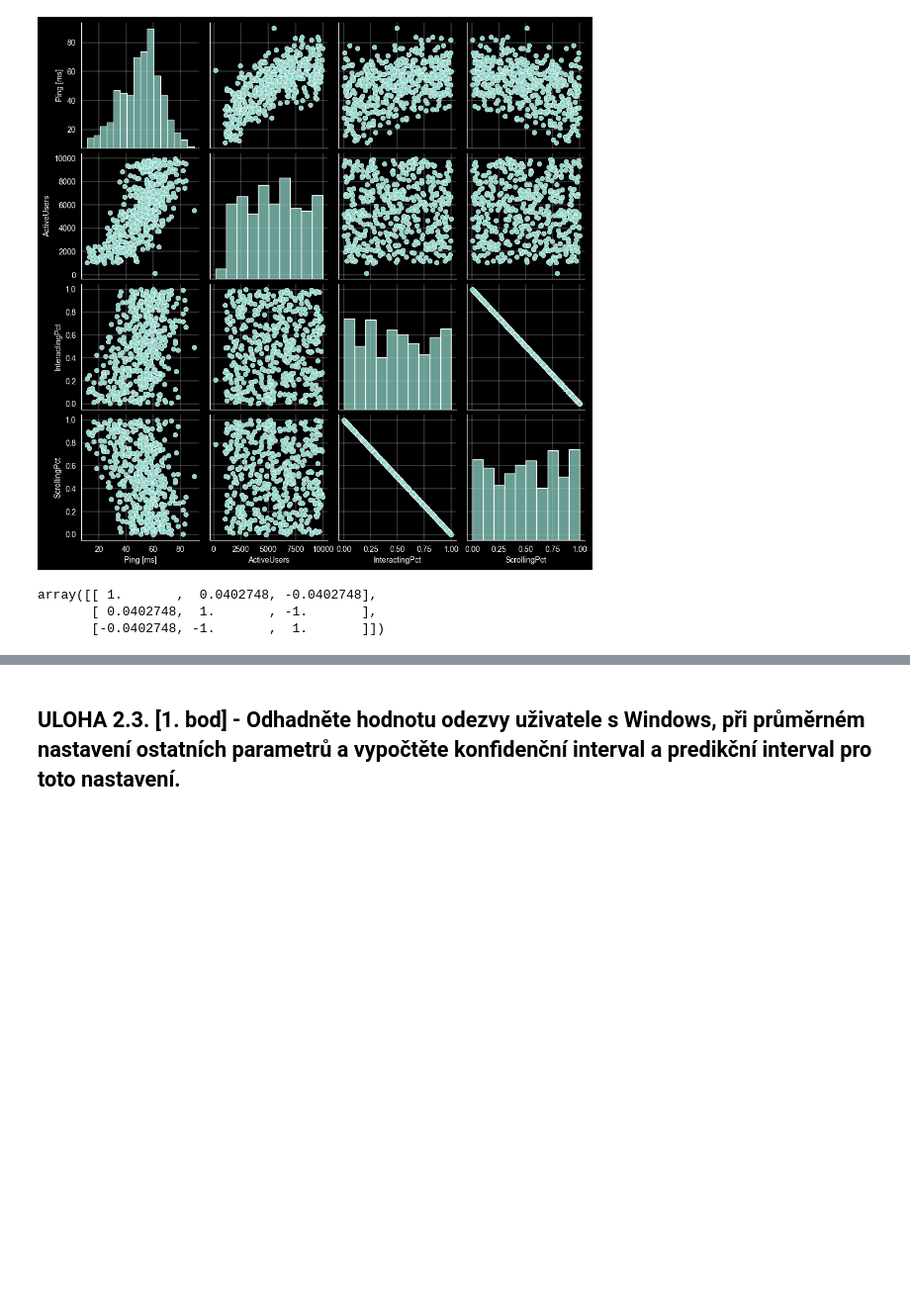
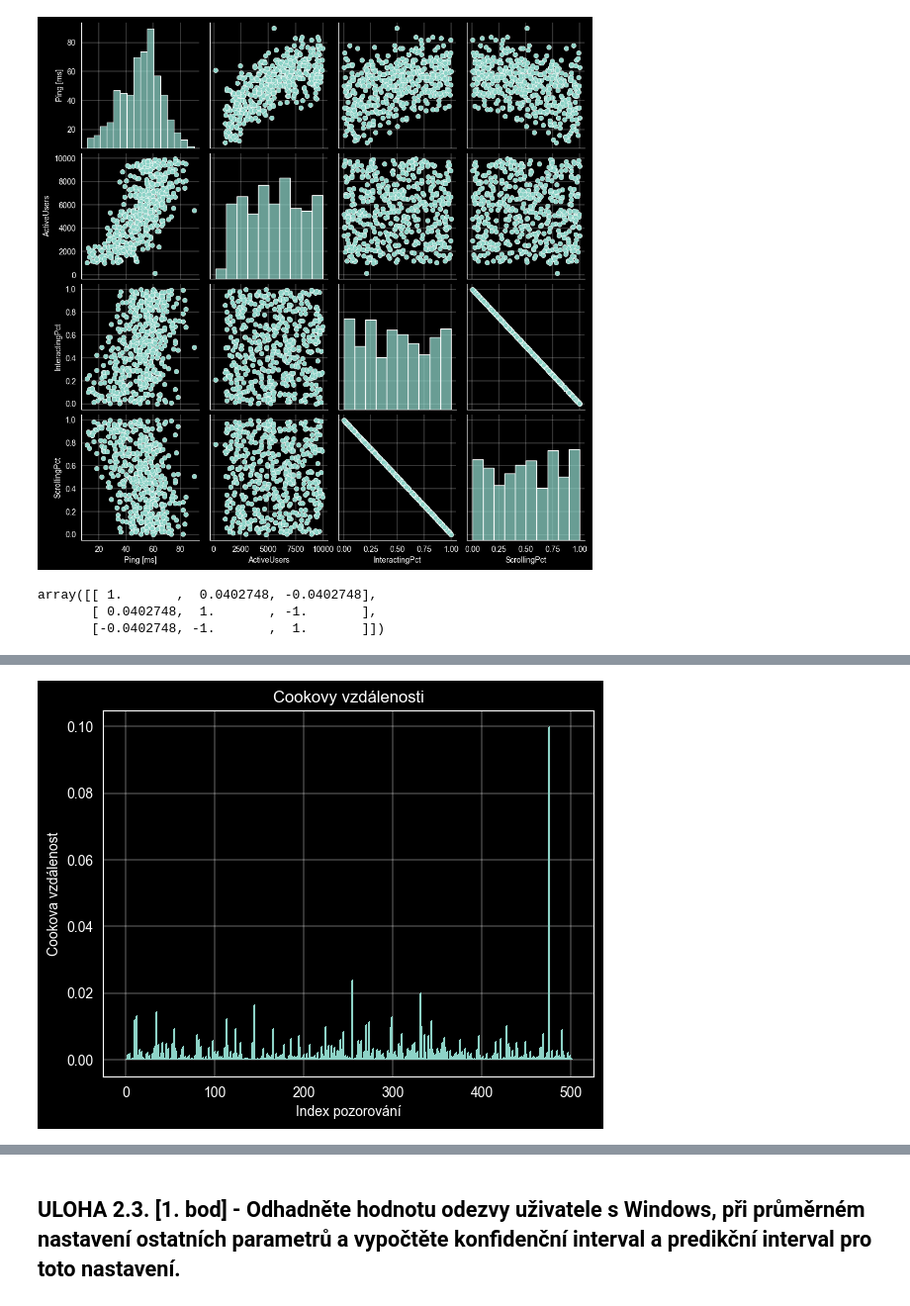
Before and after one commit to zdeneklapes/msp-project2, a Jupyter notebook: xlapes02.ipynb, the cells around one changed output, grey strips where cells are left out. Shown at 99% size. Drawn from its saved outputs; the diff is of its cells as text; code cells hidden in the pictures; blank space fills up the shorter version.

```diff
--- a/xlapes02.ipynb
+++ b/xlapes02.ipynb
@@ -609,0 +618,12 @@ strong multicollinearity problems or that the design matrix is singular.
+# %%
+# Detekce odlehlých hodnot pomocí Cookovy vzdálenosti
+influence = model.get_influence()
+cook_distance = influence.cooks_distance
+# cook_distance
+plt.stem(cook_distance[0], markerfmt=",", basefmt=" ")
+plt.title("Cookovy vzdálenosti")
+plt.xlabel("Index pozorování")
+plt.ylabel("Cookova vzdálenost")
+plt.show()
+# %% [output]
+[figure, added]
```
Also changed, not shown: parts of 42 cells of this notebook.
